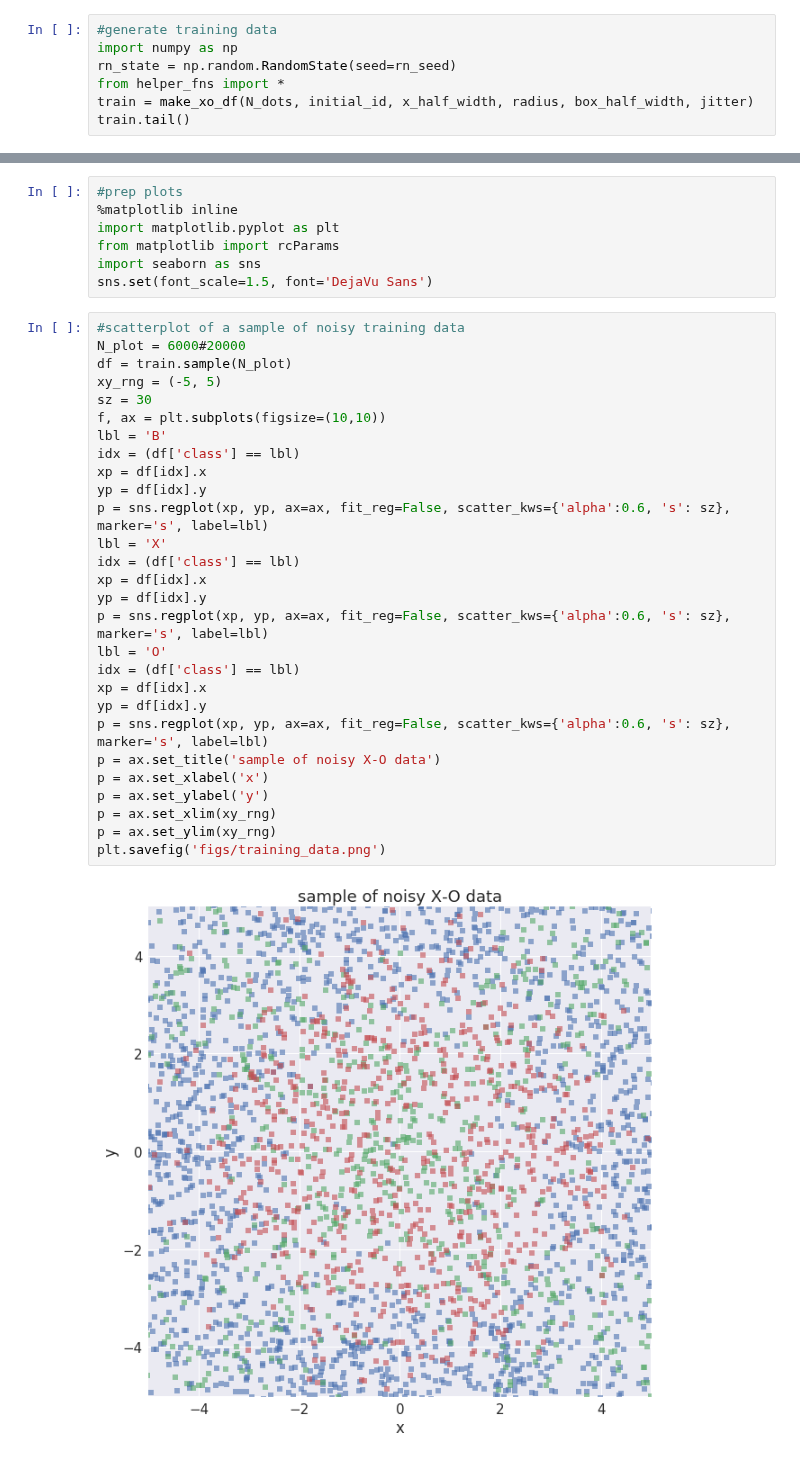
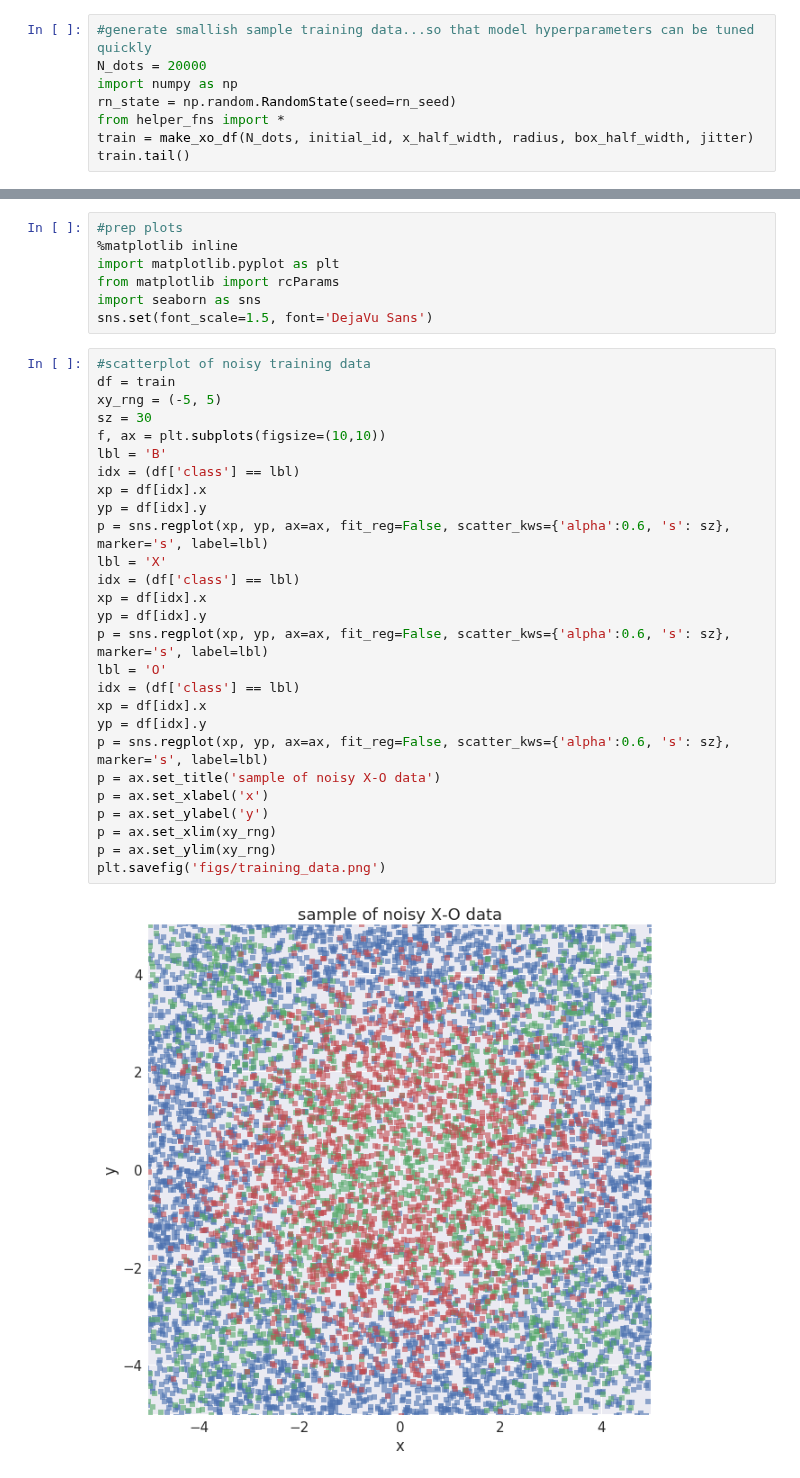
Before and after one commit to joehahn/exes-n-ohs, a Jupyter notebook: svm_model.ipynb, the cells around one changed output, grey strips where cells are left out. Drawn from its saved outputs; the diff is of its cells as text.

Commit message:
Sync from DataScience jupyter

```diff
--- a/svm_model.ipynb
+++ b/svm_model.ipynb
@@ -18,5 +21,6 @@ initial_id = 0
 # %%
-#generate training data
+#generate smallish sample training data...so that model hyperparameters can be tuned quickly
+N_dots = 20000
 import numpy as np
 rn_state = np.random.RandomState(seed=rn_seed)
 from helper_fns import *
@@ -38,35 +42,34 @@ from matplotlib import rcParams
 import seaborn as sns
 sns.set(font_scale=1.5, font='DejaVu Sans')
 # %%
-#scatterplot of a sample of noisy training data
-N_plot = 6000#20000
-df = train.sample(N_plot)
+#scatterplot of noisy training data
+df = train
 xy_rng = (-5, 5)
 sz = 30
 f, ax = plt.subplots(figsize=(10,10))
 lbl = 'B'
 idx = (df['class'] == lbl)
 xp = df[idx].x
 yp = df[idx].y
 p = sns.regplot(xp, yp, ax=ax, fit_reg=False, scatter_kws={'alpha':0.6, 's': sz}, marker='s', label=lbl)
 lbl = 'X'
 idx = (df['class'] == lbl)
 xp = df[idx].x
 yp = df[idx].y
 p = sns.regplot(xp, yp, ax=ax, fit_reg=False, scatter_kws={'alpha':0.6, 's': sz}, marker='s', label=lbl)
 lbl = 'O'
 idx = (df['class'] == lbl)
 xp = df[idx].x
 yp = df[idx].y
 p = sns.regplot(xp, yp, ax=ax, fit_reg=False, scatter_kws={'alpha':0.6, 's': sz}, marker='s', label=lbl)
 p = ax.set_title('sample of noisy X-O data')
 p = ax.set_xlabel('x')
 p = ax.set_ylabel('y')
 p = ax.set_xlim(xy_rng)
 p = ax.set_ylim(xy_rng)
 plt.savefig('figs/training_data.png')
 # %% [output]
-[figure, old version]
+[figure, new version]
 # %%
 #check class balance
 cols = ['id', 'class']
```
Also changed, not shown: parts of 15 cells of this notebook, 3 other files.
